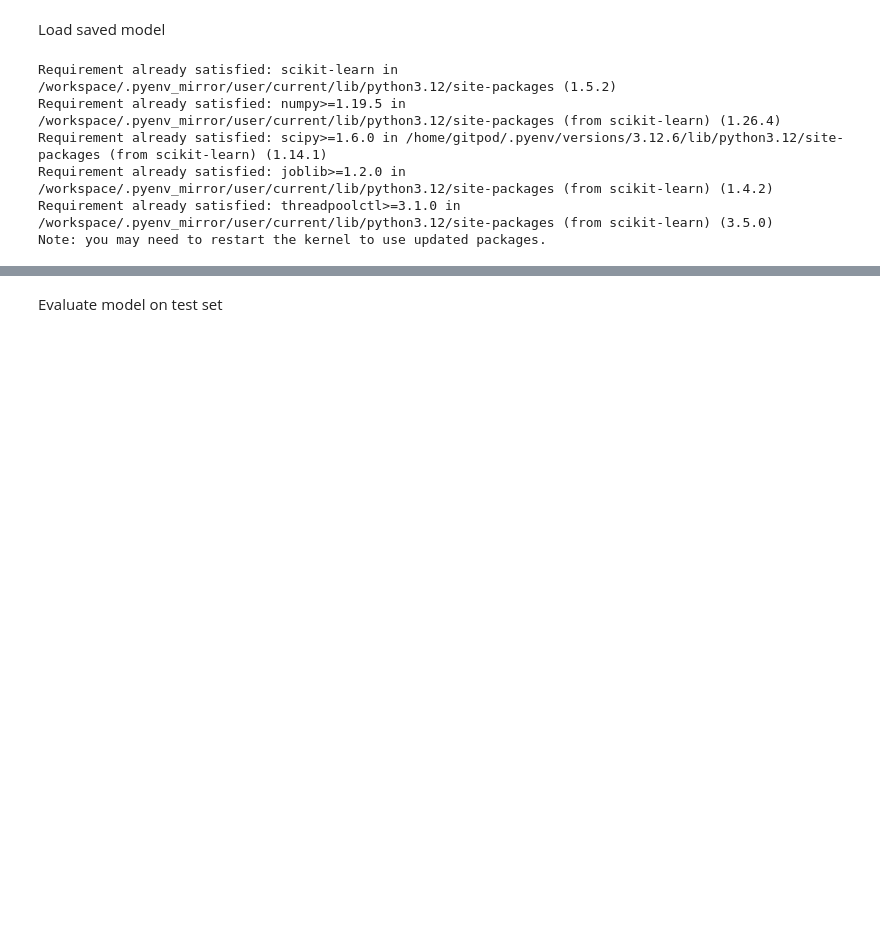
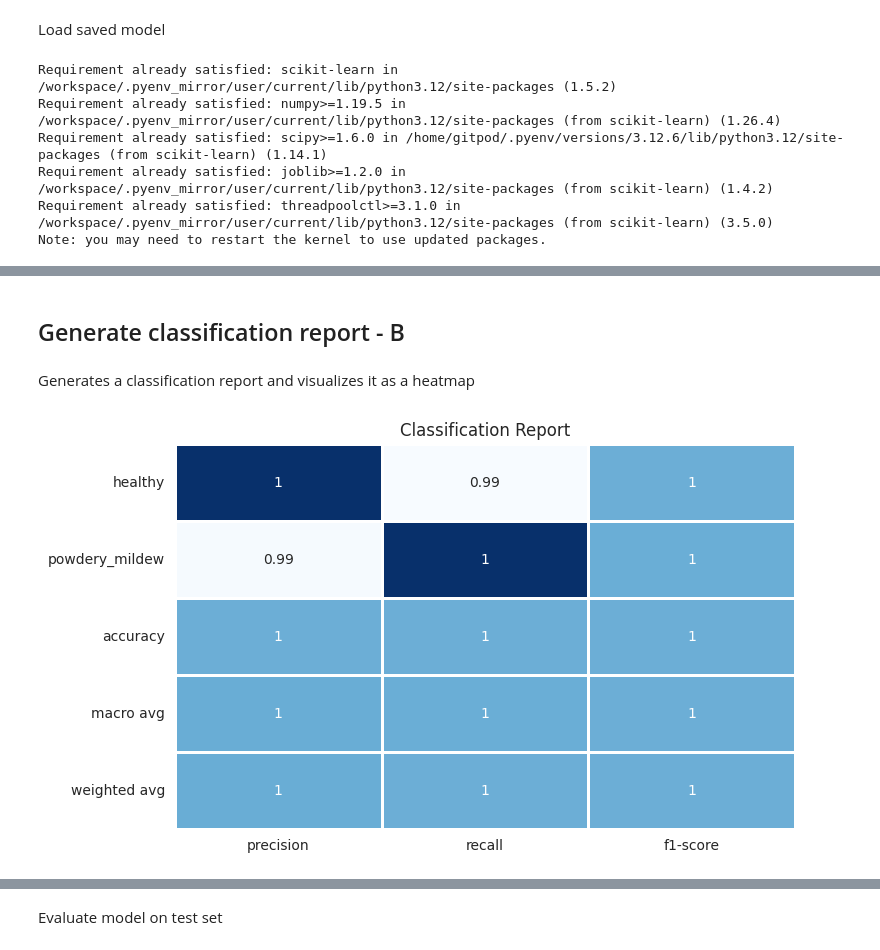
Before and after one commit to nianswe/powdery_mildew_detector, a Jupyter notebook: jupyter_notebooks/03 - Modelling and Evaluating.ipynb, the cells around one changed output, grey strips where cells are left out. Cells and saved outputs as stored; diff of their text form; code cells hidden in the pictures; blank space fills up the shorter version.

Commit message:
Update Graphs

```diff
--- a/jupyter_notebooks/03 - Modelling and Evaluating.ipynb
+++ b/jupyter_notebooks/03 - Modelling and Evaluating.ipynb
@@ -475,0 +505,2 @@ model = load_model('outputs/v8/cherry_leaves_model.keras')
+# %%
+best_model = load_model("outputs/v8/cherry_leaves_model.keras")
@@ -475,0 +517,8 @@ model = load_model('outputs/v8/cherry_leaves_model.keras')
+# %%
+# Reset the test set iterator
+test_set.reset()
+
+# Generate predictions
+y_true = test_set.classes
+y_pred = best_model.predict(test_set, verbose=1)
+y_pred_classes = np.argmax(y_pred, axis=1)
@@ -475,0 +544,13 @@ model = load_model('outputs/v8/cherry_leaves_model.keras')
+# %% [markdown]
+## Generate classification report - B
+# %% [markdown]
+Generates a classification report and visualizes it as a heatmap
+# %%
+classification_report_heatmap = classification_report(y_true, y_pred_classes, target_names=labels, output_dict=True)
+fig, ax = plt.subplots(figsize=(8, 5))
+sns.heatmap(pd.DataFrame(classification_report_heatmap).iloc[:-1, :].T, annot=True, cmap="Blues", cbar=False, linewidths=1)
+plt.title('Classification Report')
+plt.savefig(f'{file_path}/classification_report_heatmap.png')
+plt.show()
+# %% [output]
+[figure, added]
```
Also changed, not shown: parts of 22 cells of this notebook, 6 other files.
